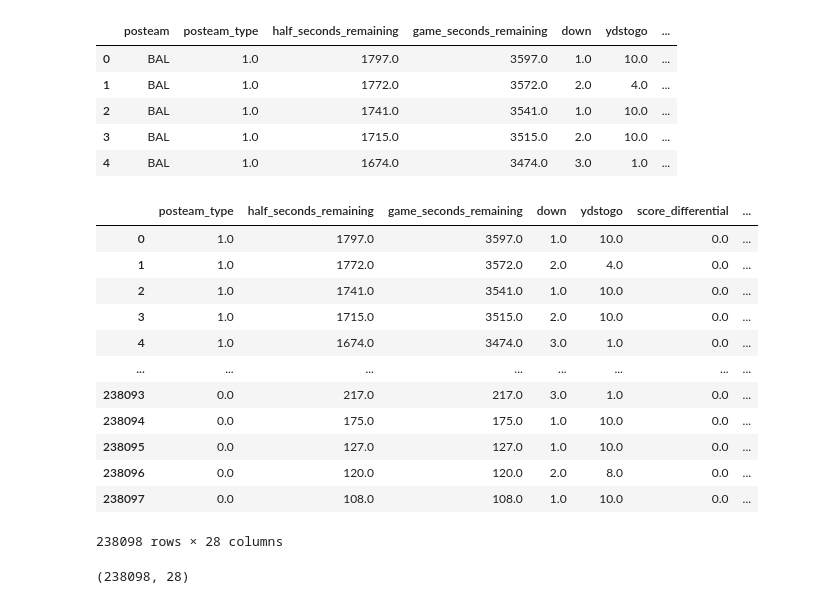
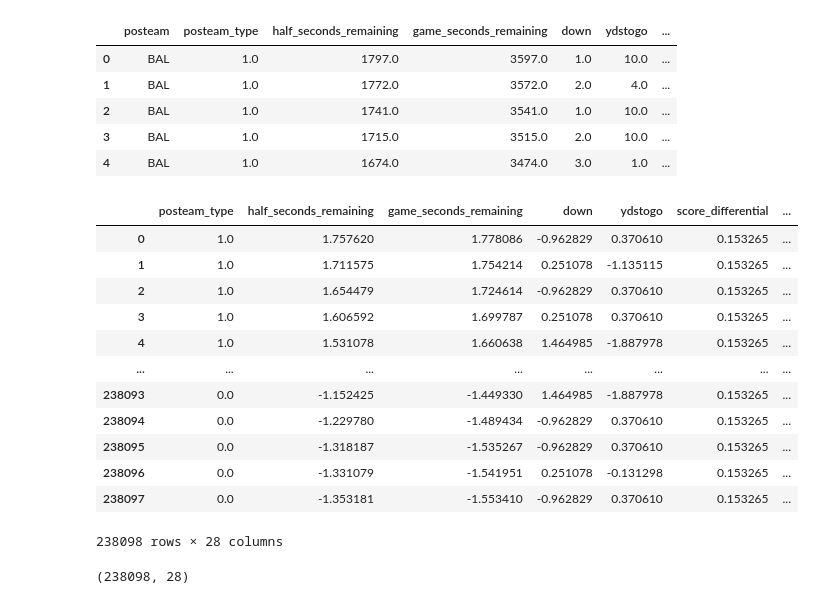
Before and after one commit to MattSasaki/Football-Play-Prediction, a Jupyter notebook: workbook.ipynb, the cells around one changed output. Drawn from its saved outputs; the diff is of its cells as text; code cells hidden in the pictures.

```diff
--- a/workbook.ipynb
+++ b/workbook.ipynb
@@ -395,20 +395,20 @@ nfl_scaled_dummies = pd.concat([nfl_scaled, dummies], axis=1).drop(categorical_c
 # with unscaled
 dummies_unscaled = pd.get_dummies(nfl_input[categorical_cols])
 nfl_unscaled_dummies = pd.concat([nfl_input, dummies_unscaled], axis=1).drop(categorical_cols, axis = 1)
-# %%
-nfl_unscaled_dummies
-# %% [output]
-|  | posteam_type | half_seconds_remaining | game_seconds_remaining | down | ydstogo | score_differential | ... |
-| 0 | 1.0 | 1797.0 | 3597.0 | 1.0 | 10.0 | 0.0 | ... |
-| 1 | 1.0 | 1772.0 | 3572.0 | 2.0 | 4.0 | 0.0 | ... |
-| 2 | 1.0 | 1741.0 | 3541.0 | 1.0 | 10.0 | 0.0 | ... |
-| 3 | 1.0 | 1715.0 | 3515.0 | 2.0 | 10.0 | 0.0 | ... |
-| 4 | 1.0 | 1674.0 | 3474.0 | 3.0 | 1.0 | 0.0 | ... |
-| ... | ... | ... | ... | ... | ... | ... | ... |
-| 238093 | 0.0 | 217.0 | 217.0 | 3.0 | 1.0 | 0.0 | ... |
-| 238094 | 0.0 | 175.0 | 175.0 | 1.0 | 10.0 | 0.0 | ... |
-| 238095 | 0.0 | 127.0 | 127.0 | 1.0 | 10.0 | 0.0 | ... |
-| 238096 | 0.0 | 120.0 | 120.0 | 2.0 | 8.0 | 0.0 | ... |
-| 238097 | 0.0 | 108.0 | 108.0 | 1.0 | 10.0 | 0.0 | ... |
-238098 rows × 28 columns
+# %%
+nfl_scaled_dummies
+# %% [output]
+|  | posteam_type | half_seconds_remaining | game_seconds_remaining | down | ydstogo | score_differential | ... |
+| 0 | 1.0 | 1.757620 | 1.778086 | -0.962829 | 0.370610 | 0.153265 | ... |
+| 1 | 1.0 | 1.711575 | 1.754214 | 0.251078 | -1.135115 | 0.153265 | ... |
+| 2 | 1.0 | 1.654479 | 1.724614 | -0.962829 | 0.370610 | 0.153265 | ... |
+| 3 | 1.0 | 1.606592 | 1.699787 | 0.251078 | 0.370610 | 0.153265 | ... |
+| 4 | 1.0 | 1.531078 | 1.660638 | 1.464985 | -1.887978 | 0.153265 | ... |
+| ... | ... | ... | ... | ... | ... | ... | ... |
+| 238093 | 0.0 | -1.152425 | -1.449330 | 1.464985 | -1.887978 | 0.153265 | ... |
+| 238094 | 0.0 | -1.229780 | -1.489434 | -0.962829 | 0.370610 | 0.153265 | ... |
+| 238095 | 0.0 | -1.318187 | -1.535267 | -0.962829 | 0.370610 | 0.153265 | ... |
+| 238096 | 0.0 | -1.331079 | -1.541951 | 0.251078 | -0.131298 | 0.153265 | ... |
+| 238097 | 0.0 | -1.353181 | -1.553410 | -0.962829 | 0.370610 | 0.153265 | ... |
+238098 rows × 28 columns
 # %%
```
Also changed, not shown: parts of 7 cells of this notebook.
